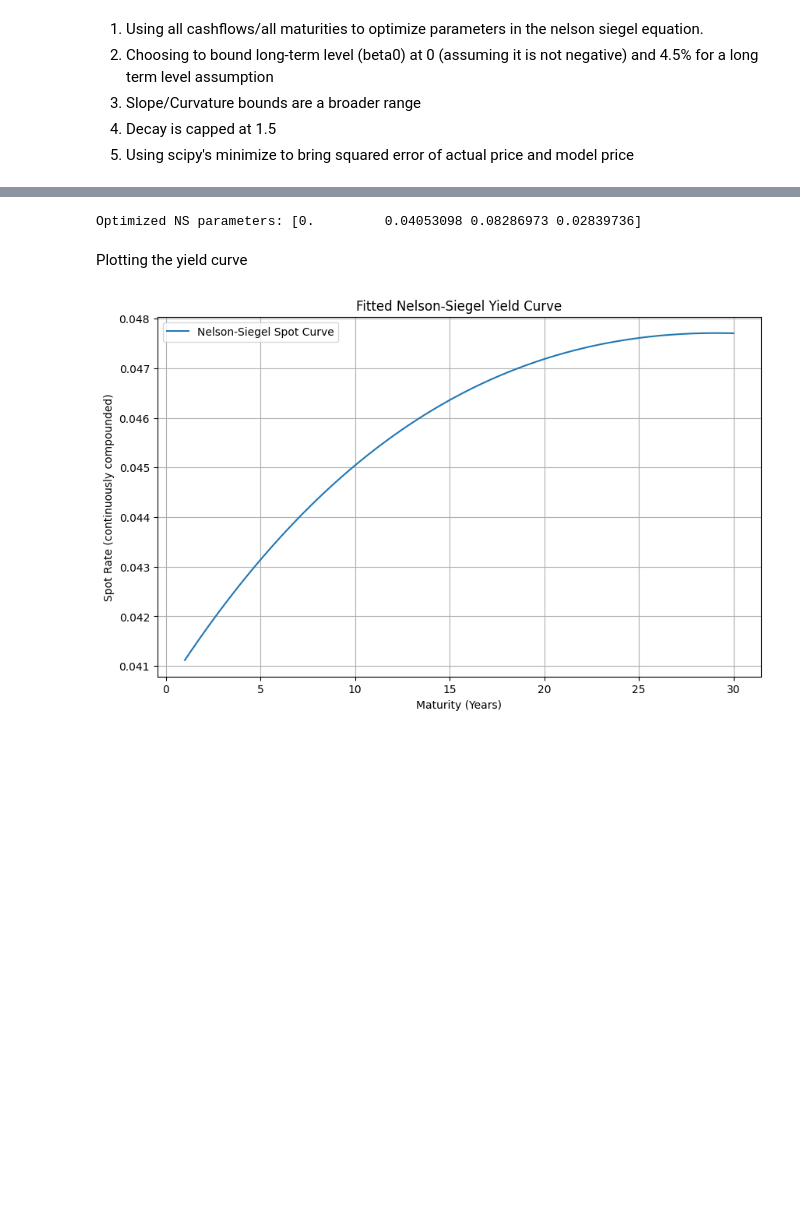
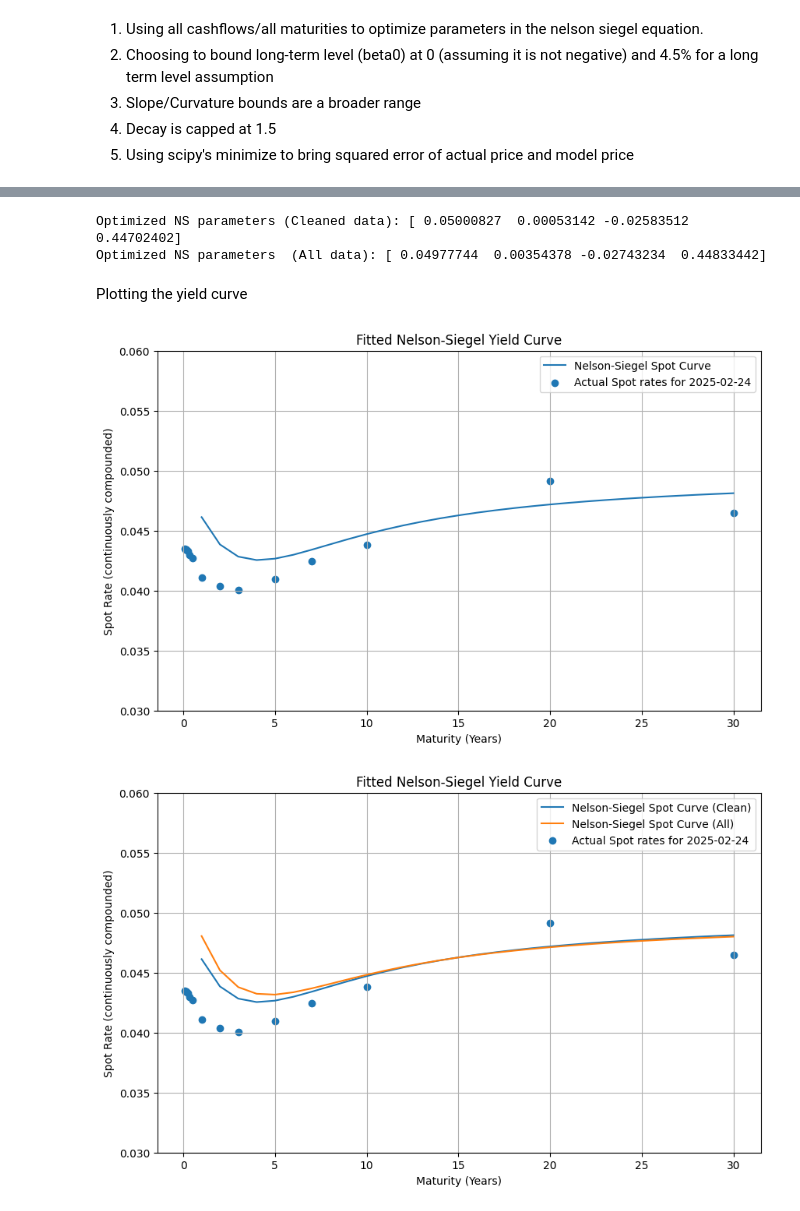
Before and after one commit to ShreyaVolety/valuations_mini02, a Jupyter notebook: valuationsproject.ipynb, the cells around one changed output, grey strips where cells are left out. Cells and saved outputs as stored; diff of their text form; code cells hidden in the pictures; blank space fills up the shorter version.

```diff
--- a/valuationsproject.ipynb
+++ b/valuationsproject.ipynb
@@ -211,6 +210,7 @@ See the caveats in the documentation: https://pandas.pydata.org/pandas-docs/stab
 #filtering out super low maturity bonds
 
 bondsfilter1 = bondsclean[bondsclean['Remaining']>0.5]
+bondsfilter2 = bondscleanall[bondscleanall['Remaining']>0.5]
 # %% [markdown]
 # Nelson Siegel Bootstrapping
 # %% [markdown]
@@ -230,3 +226,7 @@ len(actual_prices) #modeling on 201 prices
+# %%
+all_cashflows1 = bondsfilter2['CF_Schedule'].tolist()
+all_times1 = bondsfilter2['CF_times'].tolist()
+actual_prices1 = bondsfilter2['Mid Price'].tolist() #still unsure which of the prices is "clean"
 # %%
 def nelson_siegel(t, beta0, beta1, beta2, lambd):
     t = np.array(t)
@@ -252,25 +252,49 @@ def objective(params, all_cashflows, all_times, actual_prices):
 # %%
 initial_guess = [0.04, -0.02, 0.01, 1.0]
-bounds = [(0,0.045), (-0.2, 0.2), (-0.2, 0.2), (0.01,2)]
+bounds = [(0.0,0.07), (-0.2,0.2), (-0.2, 0.2), (0,1)]
 
-result = minimize(objective, initial_guess, args=(all_cashflows, all_times, actual_prices), bounds=bounds)
-beta0, beta1, beta2, lambd = result.x
-print("Optimized NS parameters:", result.x)
+result1 = minimize(objective, initial_guess, args=(all_cashflows, all_times, actual_prices), bounds=bounds)
+result2 = minimize(objective, initial_guess, args=(all_cashflows1, all_times1, actual_prices1), bounds=bounds)
+clean_beta0, clean_beta1, clean_beta2, clean_lambd = result1.x
+all_beta0, all_beta1, all_beta2, all_lambd = result2.x
+
+print("Optimized NS parameters (Cleaned data):", result1.x)
+print("Optimized NS parameters  (All data):", result2.x)
 # %% [output]
-Optimized NS parameters: [0.         0.04053098 0.08286973 0.02839736]
+Optimized NS parameters (Cleaned data): [ 0.05000827  0.00053142 -0.02583512  0.44702402]
+Optimized NS parameters  (All data): [ 0.04977744  0.00354378 -0.02743234  0.44833442]
 # %% [markdown]
 Plotting the yield curve
 # %%
-t_range = np.linspace(1, 30, 100)
-yields = nelson_siegel(t_range, beta0, beta1, beta2, lambd)
+t_range = np.linspace(1, 30, 30)
+clean_yields = nelson_siegel(t_range, clean_beta0, clean_beta1, clean_beta2, clean_lambd)
 
 plt.figure(figsize=(10, 6))
-plt.plot(t_range, yields, label='Nelson-Siegel Spot Curve')
+plt.plot(t_range, clean_yields, label='Nelson-Siegel Spot Curve')
+plt.scatter(df['Maturity (Y)'],df['Spot Rate (%)']/100, label = 'Actual Spot rates for 2025-02-24')
 plt.xlabel("Maturity (Years)")
 plt.ylabel("Spot Rate (continuously compounded)")
 plt.title("Fitted Nelson-Siegel Yield Curve")
 plt.grid(True)
 plt.legend()
+plt.ylim(0.03,0.06)
 plt.show()
 # %% [output]
-[figure, old version]
+[figure, new version]
+# %%
+t_range = np.linspace(1, 30, 30)
+clean_yields = nelson_siegel(t_range, clean_beta0, clean_beta1, clean_beta2, clean_lambd)
+all_yields = nelson_siegel(t_range, all_beta0, all_beta1, all_beta2, all_lambd)
+plt.figure(figsize=(10, 6))
+plt.plot(t_range, clean_yields, label='Nelson-Siegel Spot Curve (Clean)')
+plt.plot(t_range,all_yields, label='Nelson-Siegel Spot Curve (All)')
+plt.scatter(df['Maturity (Y)'],df['Spot Rate (%)']/100, label = 'Actual Spot rates for 2025-02-24')
+plt.xlabel("Maturity (Years)")
+plt.ylabel("Spot Rate (continuously compounded)")
+plt.title("Fitted Nelson-Siegel Yield Curve")
+plt.grid(True)
+plt.legend()
+plt.ylim(0.03,0.06)
+plt.show()
+# %% [output]
+[figure, added]
```
Also changed, not shown: parts of 30 cells of this notebook.
